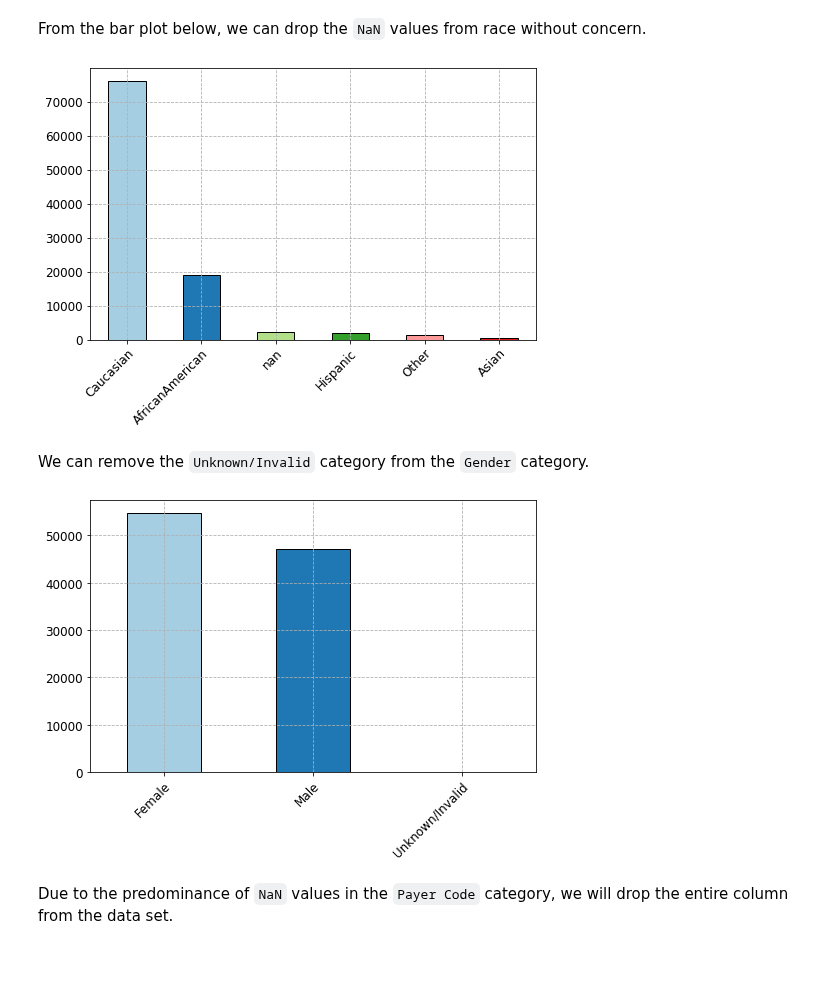
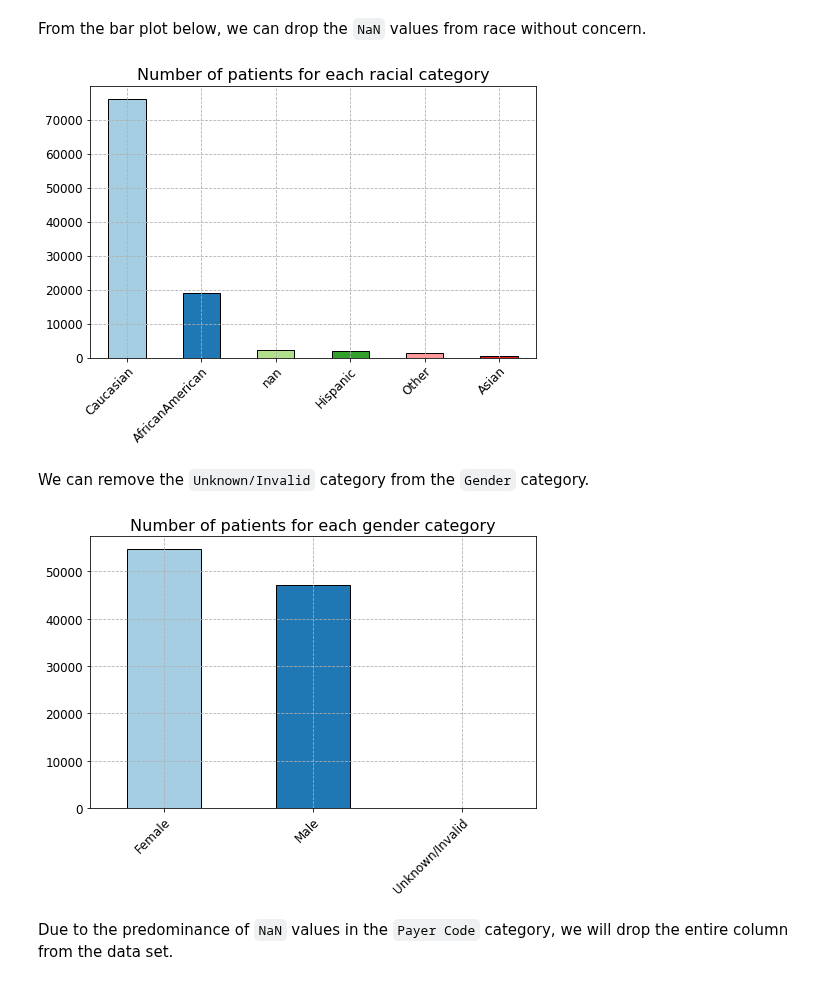
Before and after one commit to capac/kaggle-notebooks, a Jupyter notebook: diabetes-in-130-US-hospitals/1-data-preparation.ipynb, the cells around one changed output. Saved outputs shown, nothing was run; the diff lists cells and outputs as text; code cells hidden in the pictures.

```diff
--- a/diabetes-in-130-US-hospitals/1-data-preparation.ipynb
+++ b/diabetes-in-130-US-hospitals/1-data-preparation.ipynb
@@ -157,21 +157,23 @@ From the bar plot below, we can drop the `NaN` values from race without concern.
 # %%
 race_sorted_df = df['race'].value_counts(dropna=False)
 ax = race_sorted_df.plot(kind='bar', color=plt.cm.Paired.colors, figsize=(8, 5), edgecolor='k')
 plt.setp(ax.get_xticklabels(), ha="right", rotation_mode="anchor", rotation=45, fontsize=12)
 plt.setp(ax.get_yticklabels(), fontsize=12)
+ax.set_title('Number of patients for each racial category', fontsize=16)
 plt.grid(True, linestyle='--');
 # %% [output]
-[figure, old version]
+[figure, new version]
 # %% [markdown]
 We can remove the `Unknown/Invalid` category from the `Gender` category.
 # %%
 gender_sorted_df = df['gender'].value_counts(dropna=False)
 ax = gender_sorted_df.plot(kind='bar', color=plt.cm.Paired.colors, figsize=(8, 5), edgecolor='k')
 plt.setp(ax.get_xticklabels(), ha="right", rotation_mode="anchor", rotation=45, fontsize=12)
+ax.set_title('Number of patients for each gender category', fontsize=16)
 plt.setp(ax.get_yticklabels(), fontsize=12)
 plt.grid(True, linestyle='--');
 # %% [output]
-[figure, old version]
+[figure, new version]
 # %% [markdown]
 Due to the predominance of `NaN` values in the `Payer Code` category, we will drop the entire column from the data set.
 # %%
```
Also changed, not shown: parts of 9 cells of this notebook.
